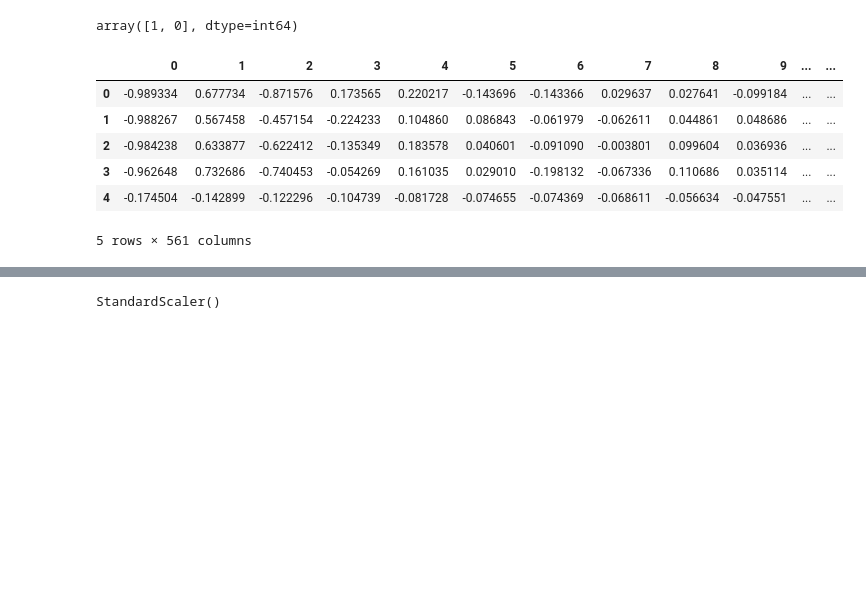
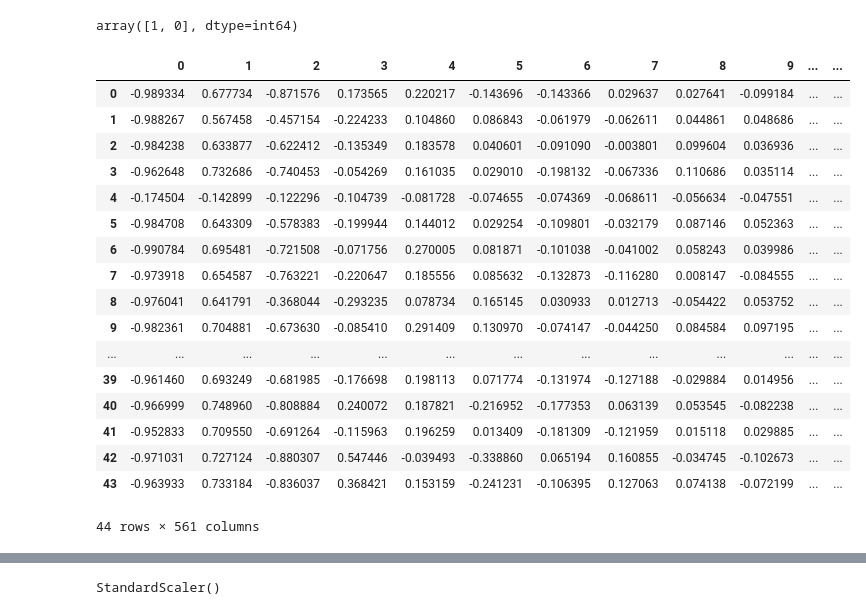
Before and after one commit to maigacribzz/EEG-Biometrics, a Jupyter notebook: Biometrics_Analysis_Emotions.ipynb, the cells around one changed output, grey strips where cells are left out. Drawn from its saved outputs; the diff is of its cells as text; code cells hidden in the pictures; blank space fills up the shorter version.

```diff
--- a/Biometrics_Analysis_Emotions.ipynb
+++ b/Biometrics_Analysis_Emotions.ipynb
@@ -117,12 +115,11 @@ array([ 1,  2,  3,  4,  5,  6,  7,  8,  9, 10, 11, 12, 13, 14, 15, 16, 17,
 ## Concantenating Selected Random samples for Subject 1 Train Dataset
 # %%
 df_1 = df1[df1['Target']==1]
-df_8 = df1[df1['Target']==8]
-df_9 = df1[df1['Target']==9]
+df_2 = df1[df1['Target']==2]
+df_14 = df1[df1['Target']==14]
 df_15 = df1[df1['Target']==15]
 
-
-new_sub1 = pd.concat([df_1,df_8,df_9,df_15],axis=0)
+new_sub1 = pd.concat([df_1,df_2,df_14,df_15],axis=0)
 new_sub1
 # %% [output]
 |  | 0 | 1 | 2 | 3 | 4 | 5 | 6 | 7 | 8 | 9 | ... | ... |
@@ -203,7 +201,7 @@ new_sub2['Target'].value_counts()
 1     24
 Name: Target, dtype: int64
 # %%
-new_sub1['Target'] = new_sub1['Target'].map({1 : 1, 8: 0, 9: 0, 15: 0})
+new_sub1['Target'] = new_sub1['Target'].map({1 : 1, 2: 0, 14: 0, 15: 0})
 # %%
 new_sub1['Target'].unique()
 # %% [output]
@@ -216,15 +214,26 @@ array([1, 0], dtype=int64)
 # %%
 #Show records where Target is 1
 real = new_sub1[new_sub1['Target'] == 1]
-real.head()
+real
 # %% [output]
 |  | 0 | 1 | 2 | 3 | 4 | 5 | 6 | 7 | 8 | 9 | ... | ... |
 | 0 | -0.989334 | 0.677734 | -0.871576 | 0.173565 | 0.220217 | -0.143696 | -0.143366 | 0.029637 | 0.027641 | -0.099184 | ... | ... |
 | 1 | -0.988267 | 0.567458 | -0.457154 | -0.224233 | 0.104860 | 0.086843 | -0.061979 | -0.062611 | 0.044861 | 0.048686 | ... | ... |
 | 2 | -0.984238 | 0.633877 | -0.622412 | -0.135349 | 0.183578 | 0.040601 | -0.091090 | -0.003801 | 0.099604 | 0.036936 | ... | ... |
 | 3 | -0.962648 | 0.732686 | -0.740453 | -0.054269 | 0.161035 | 0.029010 | -0.198132 | -0.067336 | 0.110686 | 0.035114 | ... | ... |
 | 4 | -0.174504 | -0.142899 | -0.122296 | -0.104739 | -0.081728 | -0.074655 | -0.074369 | -0.068611 | -0.056634 | -0.047551 | ... | ... |
+| 5 | -0.984708 | 0.643309 | -0.578383 | -0.199944 | 0.144012 | 0.029254 | -0.109801 | -0.032179 | 0.087146 | 0.052363 | ... | ... |
+| 6 | -0.990784 | 0.695481 | -0.721508 | -0.071756 | 0.270005 | 0.081871 | -0.101038 | -0.041002 | 0.058243 | 0.039986 | ... | ... |
+| 7 | -0.973918 | 0.654587 | -0.763221 | -0.220647 | 0.185556 | 0.085632 | -0.132873 | -0.116280 | 0.008147 | -0.084555 | ... | ... |
+| 8 | -0.976041 | 0.641791 | -0.368044 | -0.293235 | 0.078734 | 0.165145 | 0.030933 | 0.012713 | -0.054422 | 0.053752 | ... | ... |
+| 9 | -0.982361 | 0.704881 | -0.673630 | -0.085410 | 0.291409 | 0.130970 | -0.074147 | -0.044250 | 0.084584 | 0.097195 | ... | ... |
+| ... | ... | ... | ... | ... | ... | ... | ... | ... | ... | ... | ... | ... |
+| 39 | -0.961460 | 0.693249 | -0.681985 | -0.176698 | 0.198113 | 0.071774 | -0.131974 | -0.127188 | -0.029884 | 0.014956 | ... | ... |
+| 40 | -0.966999 | 0.748960 | -0.808884 | 0.240072 | 0.187821 | -0.216952 | -0.177353 | 0.063139 | 0.053545 | -0.082238 | ... | ... |
+| 41 | -0.952833 | 0.709550 | -0.691264 | -0.115963 | 0.196259 | 0.013409 | -0.181309 | -0.121959 | 0.015118 | 0.029885 | ... | ... |
+| 42 | -0.971031 | 0.727124 | -0.880307 | 0.547446 | -0.039493 | -0.338860 | 0.065194 | 0.160855 | -0.034745 | -0.102673 | ... | ... |
+| 43 | -0.963933 | 0.733184 | -0.836037 | 0.368421 | 0.153159 | -0.241231 | -0.106395 | 0.127063 | 0.074138 | -0.072199 | ... | ... |
-5 rows × 561 columns
+44 rows × 561 columns
 # %%
 #Showing records where the remaining Targets bear 0 as Imposter
 imposter = new_sub1[new_sub1['Target'] == 0]
```
Also changed, not shown: parts of 40 cells of this notebook, 1 other file.
